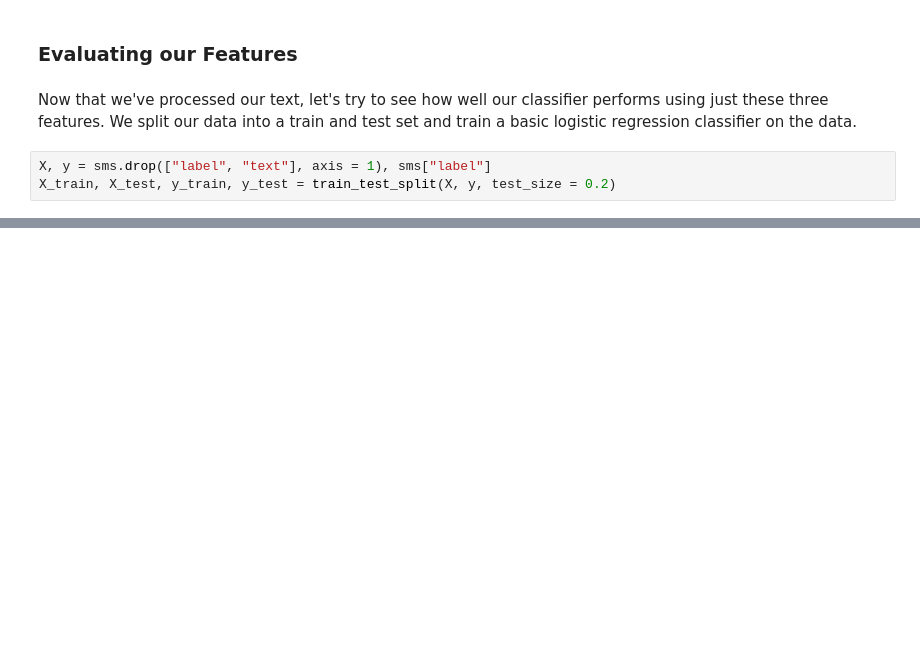
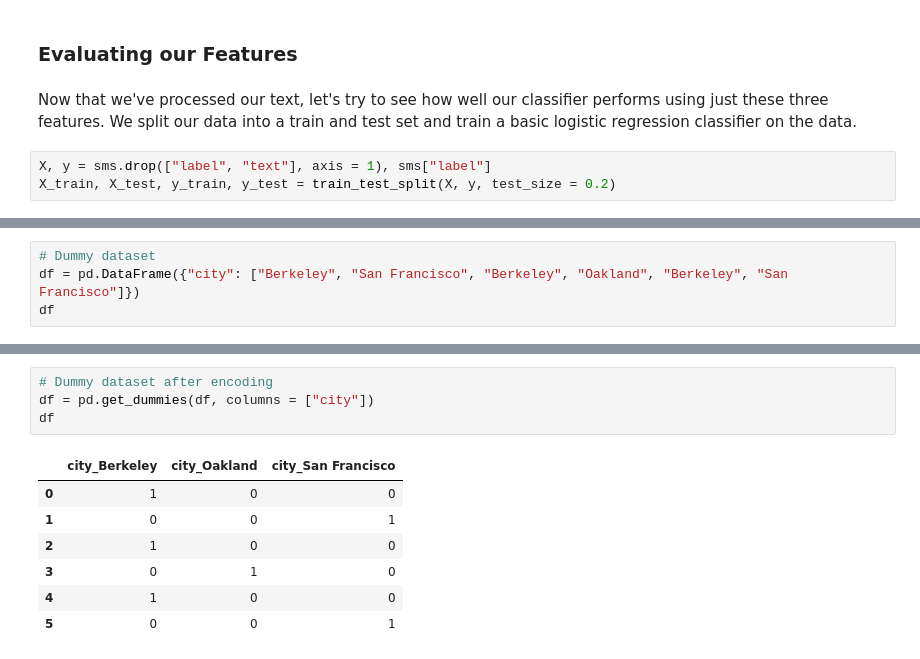
Before and after one commit to khsu2000/nants, a Jupyter notebook: Assignments/Preprocessing Text Fields/Preprocessing Text Fields Sols.ipynb, the cells around one changed output, grey strips where cells are left out. Drawn from its saved outputs; the diff is of its cells as text; blank space fills up the shorter version.

Commit message:
encoding bonus question on text preprocessing assignment

```diff
--- a/Assignments/Preprocessing Text Fields/Preprocessing Text Fields Sols.ipynb
+++ b/Assignments/Preprocessing Text Fields/Preprocessing Text Fields Sols.ipynb
@@ -221,0 +232,4 @@ As for some additional practice, one aspect of regex that this assignment did no
+# %%
+# Dummy dataset
+df = pd.DataFrame({"city": ["Berkeley", "San Francisco", "Berkeley", "Oakland", "Berkeley", "San Francisco"]})
+df
@@ -221,0 +244,12 @@ As for some additional practice, one aspect of regex that this assignment did no
+# %%
+# Dummy dataset after encoding
+df = pd.get_dummies(df, columns = ["city"])
+df
+# %% [output]
+|  | city_Berkeley | city_Oakland | city_San Francisco |
+| 0 | 1 | 0 | 0 |
+| 1 | 0 | 0 | 1 |
+| 2 | 1 | 0 | 0 |
+| 3 | 0 | 1 | 0 |
+| 4 | 1 | 0 | 0 |
+| 5 | 0 | 0 | 1 |
```
Also changed, not shown: parts of 15 cells of this notebook, 1 other file.
